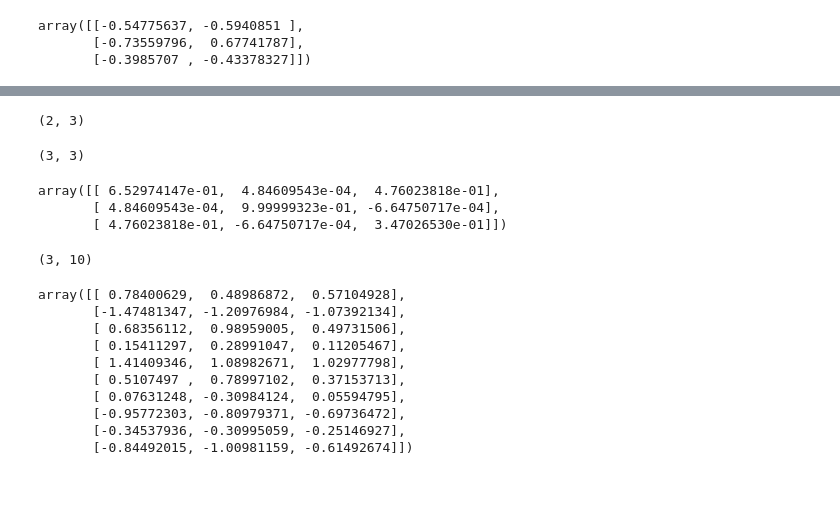
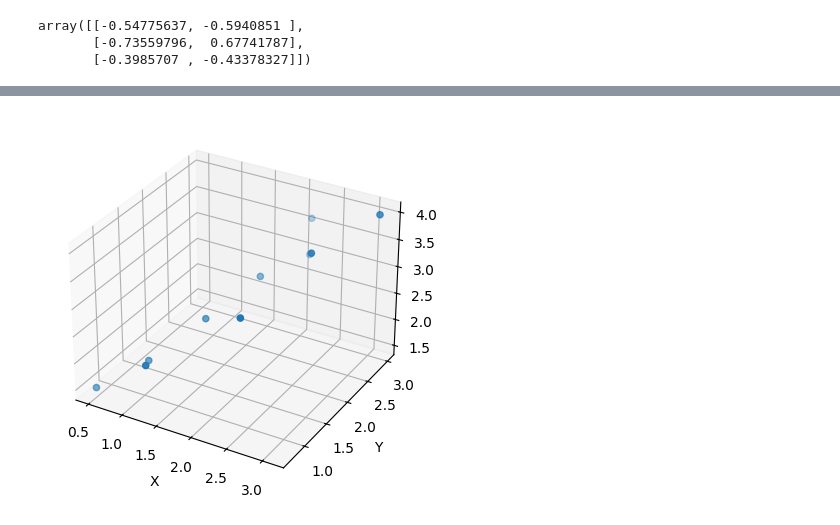
Before and after one commit to jmfb/mth5810-m9pca, a Jupyter notebook: Untitled.ipynb, the cells around one changed output, grey strips where cells are left out. Drawn from its saved outputs; the diff is of its cells as text; code cells hidden in the pictures; blank space fills up the shorter version.

Commit message:
Finishing and adding graphs.

```diff
--- a/Untitled.ipynb
+++ b/Untitled.ipynb
@@ -4,6 +5,6 @@ import pandas as pd
 # %%
-pd = pd.read_csv('./m9-pca.csv')
-pd
+df = pd.read_csv('./m9-pca.csv')
+df
 # %% [output]
 |  | Point | x | y | z |
 | 0 | A | 2.5 | 2.4 | 3.5 |
@@ -17,9 +18,9 @@ pd
 | 8 | I | 1.5 | 1.6 | 2.5 |
 | 9 | J | 1.1 | 0.9 | 2.0 |
 # %%
-n = pd.shape[0]
+n = df.shape[0]
 print(f"n = {n}")
-mean = pd[['x', 'y', 'z']].mean()
+mean = df[['x', 'y', 'z']].mean()
 print(f"mean\n{mean}")
 # %% [output]
 n = 10
@@ -29,10 +30,10 @@ y    1.91
 z    2.80
 dtype: float64
 # %%
-pd['cx'] = pd.x - mean.x
-pd['cy'] = pd.y - mean.y
-pd['cz'] = pd.z - mean.z
-pd
+df['cx'] = df.x - mean.x
+df['cy'] = df.y - mean.y
+df['cz'] = df.z - mean.z
+df
 # %% [output]
 |  | Point | x | y | z | cx | cy | cz |
 | 0 | A | 2.5 | 2.4 | 3.5 | 0.69 | 0.49 | 0.7 |
@@ -82,35 +93,10 @@ VTV.shape
-# %%
-IV = np.matmul(np.linalg.inv(VTV), VT)
-IV.shape
-# %% [output]
-(2, 3)
-# %%
-P = np.matmul(V, IV)
-P.shape
-# %% [output]
-(3, 3)
-# %%
-P
-# %% [output]
-array([[ 6.52974147e-01,  4.84609543e-04,  4.76023818e-01],
-       [ 4.84609543e-04,  9.99999323e-01, -6.64750717e-04],
-       [ 4.76023818e-01, -6.64750717e-04,  3.47026530e-01]])
-# %%
-XT = pd[['cx', 'cy', 'cz']].to_numpy().T
-U = np.matmul(P, XT)
-U.shape
-# %% [output]
-(3, 10)
-# %%
-U.T
-# %% [output]
-array([[ 0.78400629,  0.48986872,  0.57104928],
-       [-1.47481347, -1.20976984, -1.07392134],
-       [ 0.68356112,  0.98959005,  0.49731506],
-       [ 0.15411297,  0.28991047,  0.11205467],
-       [ 1.41409346,  1.08982671,  1.02977798],
-       [ 0.5107497 ,  0.78997102,  0.37153713],
-       [ 0.07631248, -0.30984124,  0.05594795],
-       [-0.95772303, -0.80979371, -0.69736472],
-       [-0.34537936, -0.30995059, -0.25146927],
-       [-0.84492015, -1.00981159, -0.61492674]])
+# %%
+fig = plt.figure()
+ax = fig.add_subplot(projection='3d')
+ax.scatter(df.x, df.y, df.z, marker='o')
+ax.set_xlabel('X')
+ax.set_ylabel('Y')
+ax.set_zlabel('Z')
+plt.show()
+# %% [output]
+[figure, added]
```
Also changed, not shown: parts of 5 cells of this notebook.
